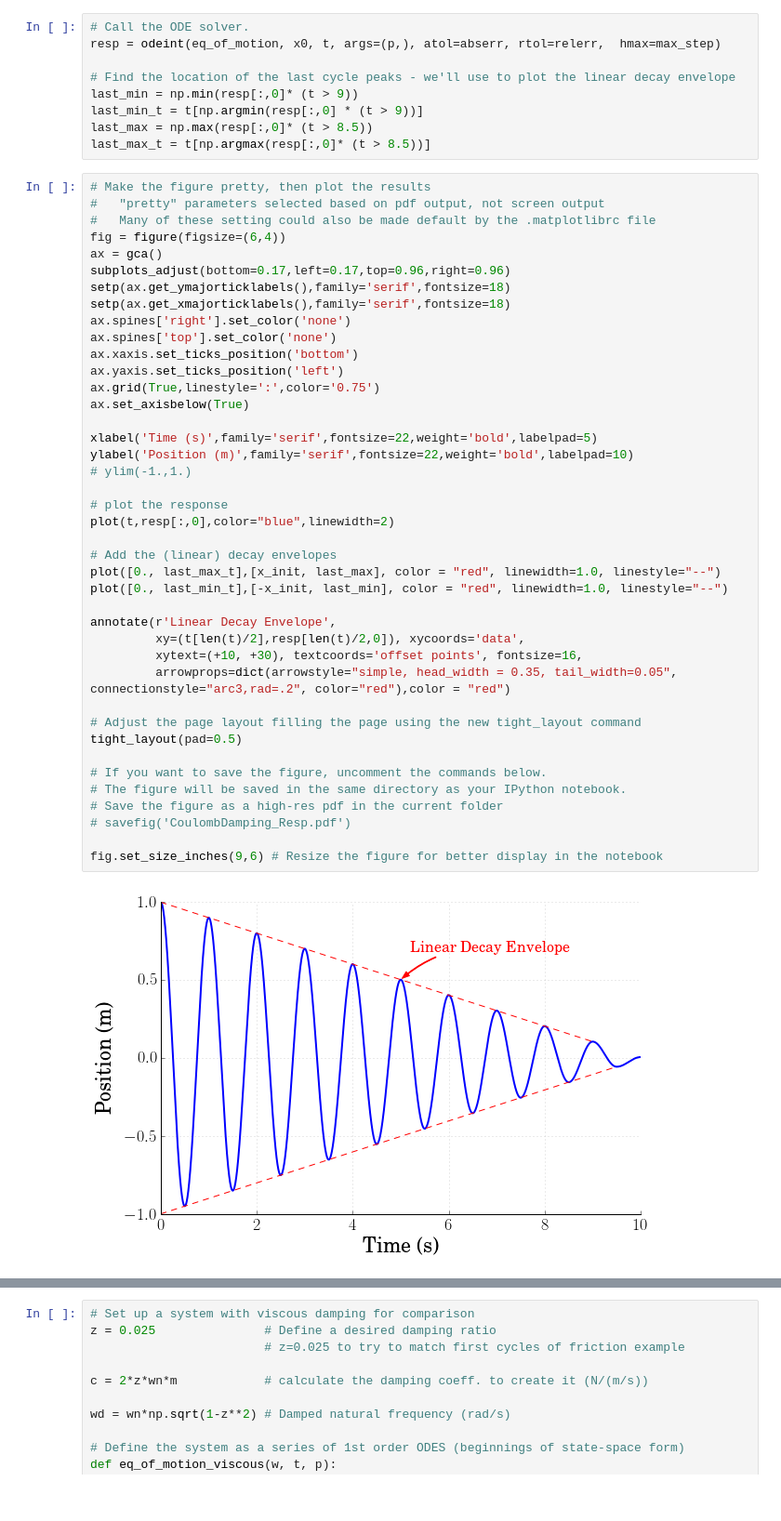
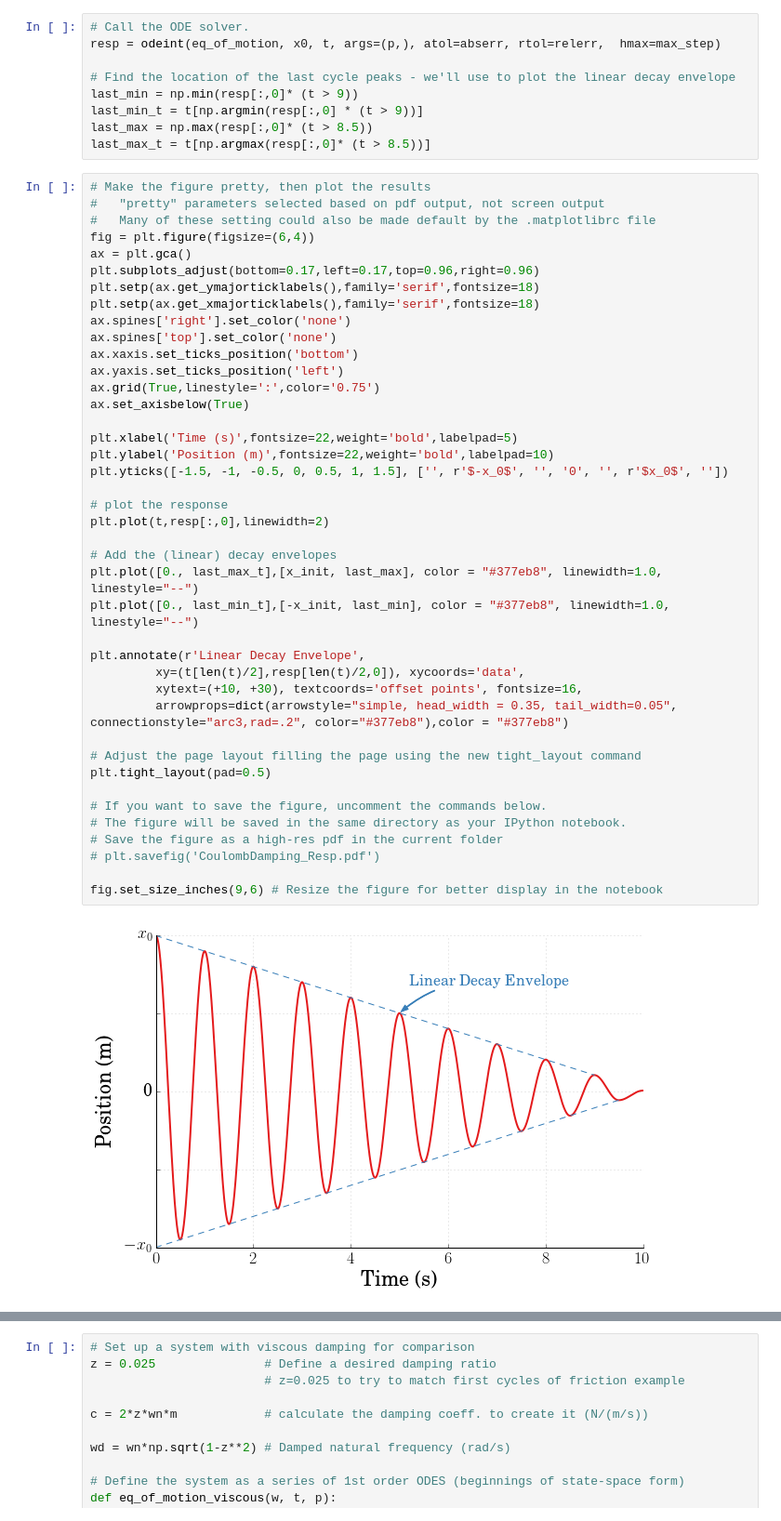
Before and after one commit to DocVaughan/MCHE485---Mechanical-Vibrations, a Jupyter notebook: IPython Notebooks/Mass Spring - Free Vibration with Friction.ipynb, the cells around one changed output, grey strips where cells are left out. Shown at 93% size. Saved outputs shown, nothing was run; the diff lists cells and outputs as text.

```diff
--- a/IPython Notebooks/Mass Spring - Free Vibration with Friction.ipynb
+++ b/IPython Notebooks/Mass Spring - Free Vibration with Friction.ipynb
@@ -92,46 +92,46 @@ last_max_t = t[np.argmax(resp[:,0]* (t > 8.5))]
 # %%
 # Make the figure pretty, then plot the results
 #   "pretty" parameters selected based on pdf output, not screen output
 #   Many of these setting could also be made default by the .matplotlibrc file
-fig = figure(figsize=(6,4))
-ax = gca()
-subplots_adjust(bottom=0.17,left=0.17,top=0.96,right=0.96)
-setp(ax.get_ymajorticklabels(),family='serif',fontsize=18)
-setp(ax.get_xmajorticklabels(),family='serif',fontsize=18)
+fig = plt.figure(figsize=(6,4))
+ax = plt.gca()
+plt.subplots_adjust(bottom=0.17,left=0.17,top=0.96,right=0.96)
+plt.setp(ax.get_ymajorticklabels(),family='serif',fontsize=18)
+plt.setp(ax.get_xmajorticklabels(),family='serif',fontsize=18)
 ax.spines['right'].set_color('none')
 ax.spines['top'].set_color('none')
 ax.xaxis.set_ticks_position('bottom')
 ax.yaxis.set_ticks_position('left')
 ax.grid(True,linestyle=':',color='0.75')
 ax.set_axisbelow(True)
 
-xlabel('Time (s)',family='serif',fontsize=22,weight='bold',labelpad=5)
-ylabel('Position (m)',family='serif',fontsize=22,weight='bold',labelpad=10)
-# ylim(-1.,1.)
+plt.xlabel('Time (s)',fontsize=22,weight='bold',labelpad=5)
+plt.ylabel('Position (m)',fontsize=22,weight='bold',labelpad=10)
+plt.yticks([-1.5, -1, -0.5, 0, 0.5, 1, 1.5], ['', r'$-x_0$', '', '0', '', r'$x_0$', ''])
 
 # plot the response
-plot(t,resp[:,0],color="blue",linewidth=2)
+plt.plot(t,resp[:,0],linewidth=2)
 
 # Add the (linear) decay envelopes
-plot([0., last_max_t],[x_init, last_max], color = "red", linewidth=1.0, linestyle="--")
-plot([0., last_min_t],[-x_init, last_min], color = "red", linewidth=1.0, linestyle="--")
+plt.plot([0., last_max_t],[x_init, last_max], color = "#377eb8", linewidth=1.0, linestyle="--")
+plt.plot([0., last_min_t],[-x_init, last_min], color = "#377eb8", linewidth=1.0, linestyle="--")
 
-annotate(r'Linear Decay Envelope',
+plt.annotate(r'Linear Decay Envelope',
          xy=(t[len(t)/2],resp[len(t)/2,0]), xycoords='data',
          xytext=(+10, +30), textcoords='offset points', fontsize=16,
-         arrowprops=dict(arrowstyle="simple, head_width = 0.35, tail_width=0.05", connectionstyle="arc3,rad=.2", color="red"),color = "red")
+         arrowprops=dict(arrowstyle="simple, head_width = 0.35, tail_width=0.05", connectionstyle="arc3,rad=.2", color="#377eb8"),color = "#377eb8")
 
 # Adjust the page layout filling the page using the new tight_layout command
-tight_layout(pad=0.5)
+plt.tight_layout(pad=0.5)
 
 # If you want to save the figure, uncomment the commands below.
 # The figure will be saved in the same directory as your IPython notebook.
 # Save the figure as a high-res pdf in the current folder
-# savefig('CoulombDamping_Resp.pdf')
+# plt.savefig('CoulombDamping_Resp.pdf')
 
 fig.set_size_inches(9,6) # Resize the figure for better display in the notebook
 # %% [output]
-[figure, old version]
+[figure, new version]
 # %% [markdown]
 ## Comparison to Viscous Damping
 Let's compare that response to the response from a system with a viscous damper and no friction, like the one in Figure 2.
```
Also changed, not shown: parts of 7 cells of this notebook, 6 other files.
